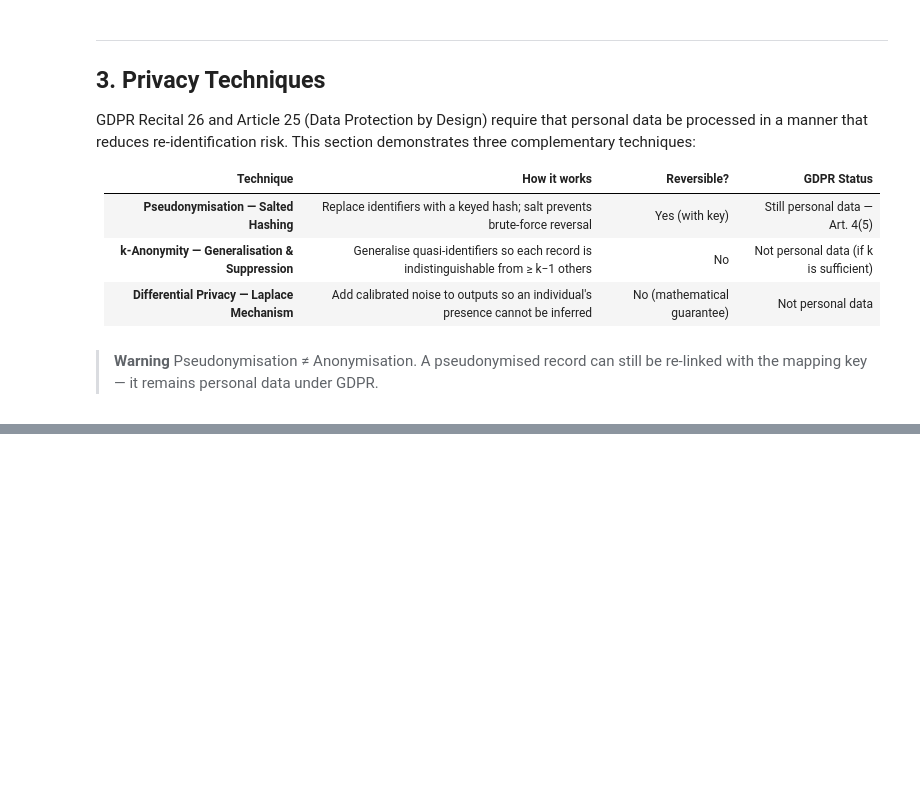
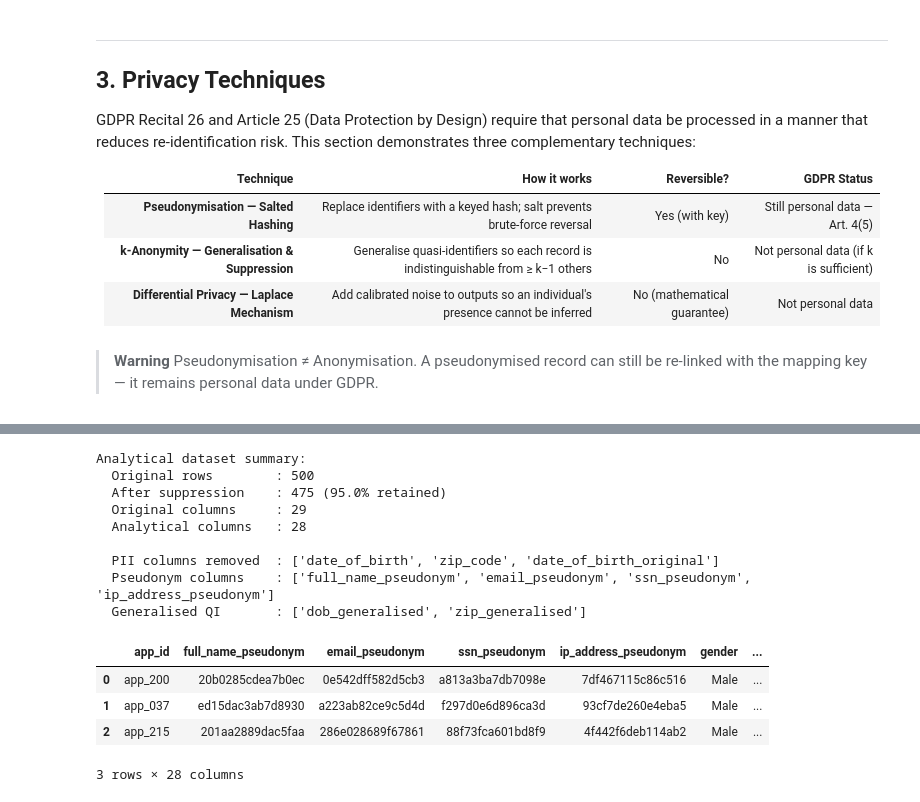
Before and after one commit to margarida-passos-cunha/dego-project-team9, a Jupyter notebook: notebooks/03-privacy-demo.ipynb, the cells around one changed output, grey strips where cells are left out. Saved outputs shown, nothing was run; the diff lists cells and outputs as text; code cells hidden in the pictures; blank space fills up the shorter version.

```diff
--- a/notebooks/03-privacy-demo.ipynb
+++ b/notebooks/03-privacy-demo.ipynb
@@ -209,0 +393,51 @@ After pseudonymisation:
+# %%
+# Drop remaining raw PII columns not yet removed
+PII_DROP = ['full_name', 'name', 'email', 'phone', 'ssn',
+            'national_id', 'date_of_birth', 'dob', 'address',
+            'ip_address', 'zip_code', 'date_of_birth_original']
+
+df_analytical = df_kanon.drop(
+    columns=[c for c in PII_DROP if c in df_kanon.columns],
+    errors='ignore'
+)
+
+FINAL_COL_ORDER = [
+    'app_id', 'full_name_pseudonym', 'email_pseudonym', 'ssn_pseudonym',
+    'ip_address_pseudonym', 'gender', 'dob_generalised', 'zip_generalised',
+    'annual_income', 'credit_history_months', 'debt_to_income',
+    'savings_balance', 'spending_total', 'spending_categories',
+    'processing_timestamp', 'loan_purpose', 'loan_amount', 'loan_approved',
+    'employment_type', 'gender_original', 'age', 'age_group',
+]
+
+# Only keep columns that actually exist in df_analytical
+ordered_cols = [c for c in FINAL_COL_ORDER if c in df_analytical.columns]
+# Append any remaining columns not explicitly listed
+remaining = [c for c in df_analytical.columns if c not in ordered_cols]
+df_analytical = df_analytical[ordered_cols + remaining]
+
+print("Analytical dataset summary:")
+print(f"  Original rows        : {len(df_raw)}")
+print(f"  After suppression    : {len(df_analytical)} ({len(df_analytical)/len(df_raw):.1%} retained)")
+print(f"  Original columns     : {len(df_raw.columns)}")
+print(f"  Analytical columns   : {len(df_analytical.columns)}")
+print(f"\n  PII columns removed  : {[c for c in RAW_PII_DROP if c in df_kanon.columns]}")
+print(f"  Pseudonym columns    : {[c for c in df_analytical.columns if 'pseudonym' in c]}")
+print(f"  Generalised QI       : {[c for c in df_analytical.columns if 'generalised' in c]}")
+print()
+df_analytical.head(3)
+# %% [output]
+Analytical dataset summary:
+  Original rows        : 500
+  After suppression    : 475 (95.0% retained)
+  Original columns     : 29
+  Analytical columns   : 28
+
+  PII columns removed  : ['date_of_birth', 'zip_code', 'date_of_birth_original']
+  Pseudonym columns    : ['full_name_pseudonym', 'email_pseudonym', 'ssn_pseudonym', 'ip_address_pseudonym']
+  Generalised QI       : ['dob_generalised', 'zip_generalised']
+|  | app_id | full_name_pseudonym | email_pseudonym | ssn_pseudonym | ip_address_pseudonym | gender | ... |
+| 0 | app_200 | 20b0285cdea7b0ec | 0e542dff582d5cb3 | a813a3ba7db7098e | 7df467115c86c516 | Male | ... |
+| 1 | app_037 | ed15dac3ab7d8930 | a223ab82ce9c5d4d | f297d0e6d896ca3d | 93cf7de260e4eba5 | Male | ... |
+| 2 | app_215 | 201aa2889dac5faa | 286e028689f67861 | 88f73fca601bd8f9 | 4f442f6deb114ab2 | Male | ... |
+3 rows × 28 columns
```
Also changed, not shown: parts of 8 cells of this notebook.
